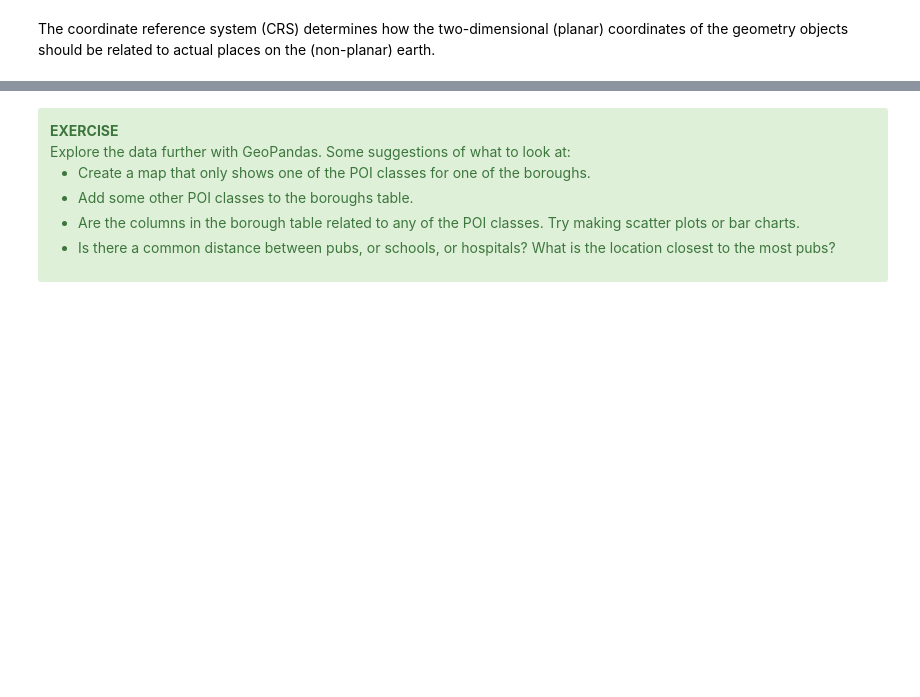
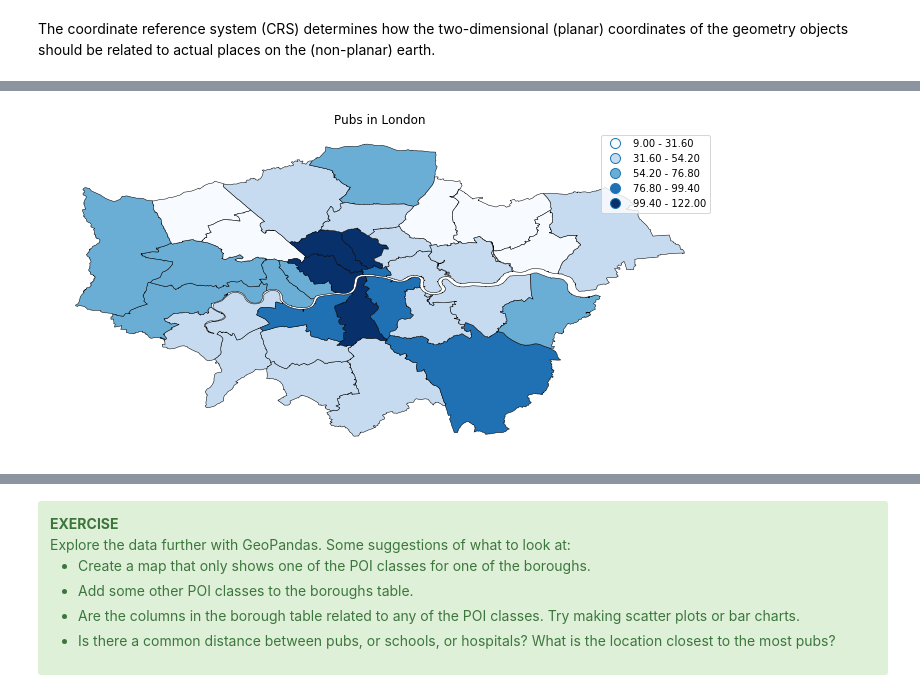
Before and after one commit to monocilindro/foss4g-geopandas, a Jupyter notebook: notebooks/2-geopandas-workshop.ipynb, the cells around one changed output, grey strips where cells are left out. Drawn from its saved outputs; the diff is of its cells as text; code cells hidden in the pictures; blank space fills up the shorter version.

```diff
--- a/notebooks/2-geopandas-workshop.ipynb
+++ b/notebooks/2-geopandas-workshop.ipynb
@@ -450,6 +451,6 @@ Data is downloaded from http://download.geofabrik.de/europe/great-britain.html a
 
 The data format is a shape file that consists of several files combined into one zip file that can be read directly with GeoPandas:
 # %%
-pois = gpd.read_file("zip://../data/london_inner_pois.zip")
+pois = gpd.read_file("zip://../data/london_pois.zip")
 # %% [markdown]
 <div class="alert alert-danger" style="font-size:100%">
@@ -536,10 +564,5 @@ print(boroughs.crs)
 # %%
-pubs = pois[pois['fclass']=='pub']
-
-pubs2 = gpd.sjoin(boroughs,pubs)
-pubs3 = pd.pivot_table(pubs2,index='code_left',columns='fclass',aggfunc={'fclass':'count'})
+pubs3 = pd.pivot_table(pubs2,index='name_left',columns='fclass',aggfunc={'fclass':'count'})
 pubs3.columns = pubs3.columns.droplevel()
 pubs3 = pubs3.reset_index()
-boroughs5 = boroughs.merge(pubs3, left_on='code',right_on='code_left')
-
-boroughs5.plot(column='pub',cmap='Blues',legend=True);
+pubs3.head()
@@ -545,0 +576,3 @@ boroughs5.plot(column='pub',cmap='Blues',legend=True);
+# %%
+boroughs = boroughs.merge(pubs3, left_on='name',right_on='name_left')
+boroughs.head()
@@ -545,0 +586,9 @@ boroughs5.plot(column='pub',cmap='Blues',legend=True);
+# %%
+[fig,ax] = plt.subplots(1, figsize=(12, 8))
+
+boroughs.plot(column='pub',cmap='Blues', edgecolor='black', linewidth=0.5,
+              legend=True, ax=ax, scheme='equal_interval');
+ax.axis('off');
+ax.set_title('Pubs in London');
+# %% [output]
+[figure, added]
```
Also changed, not shown: parts of 25 cells of this notebook, 4 other files.
